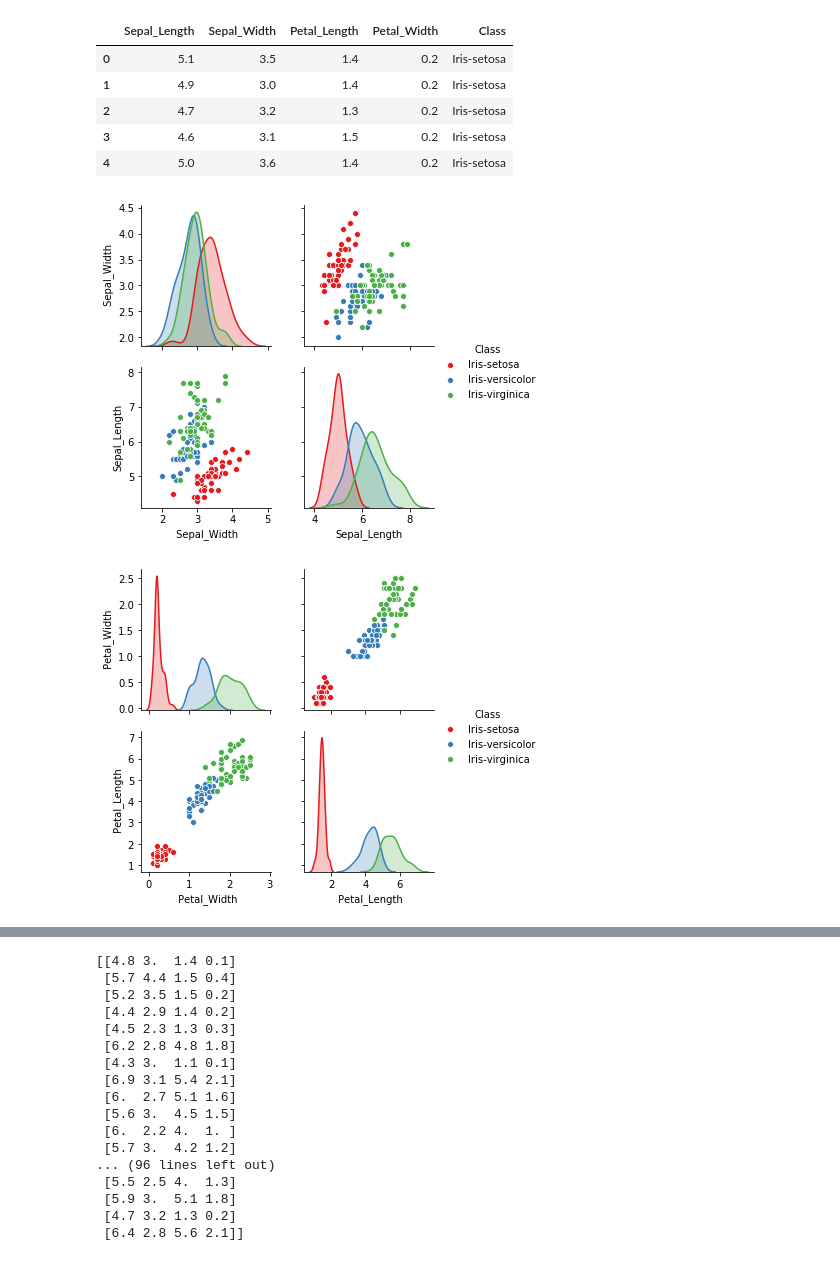
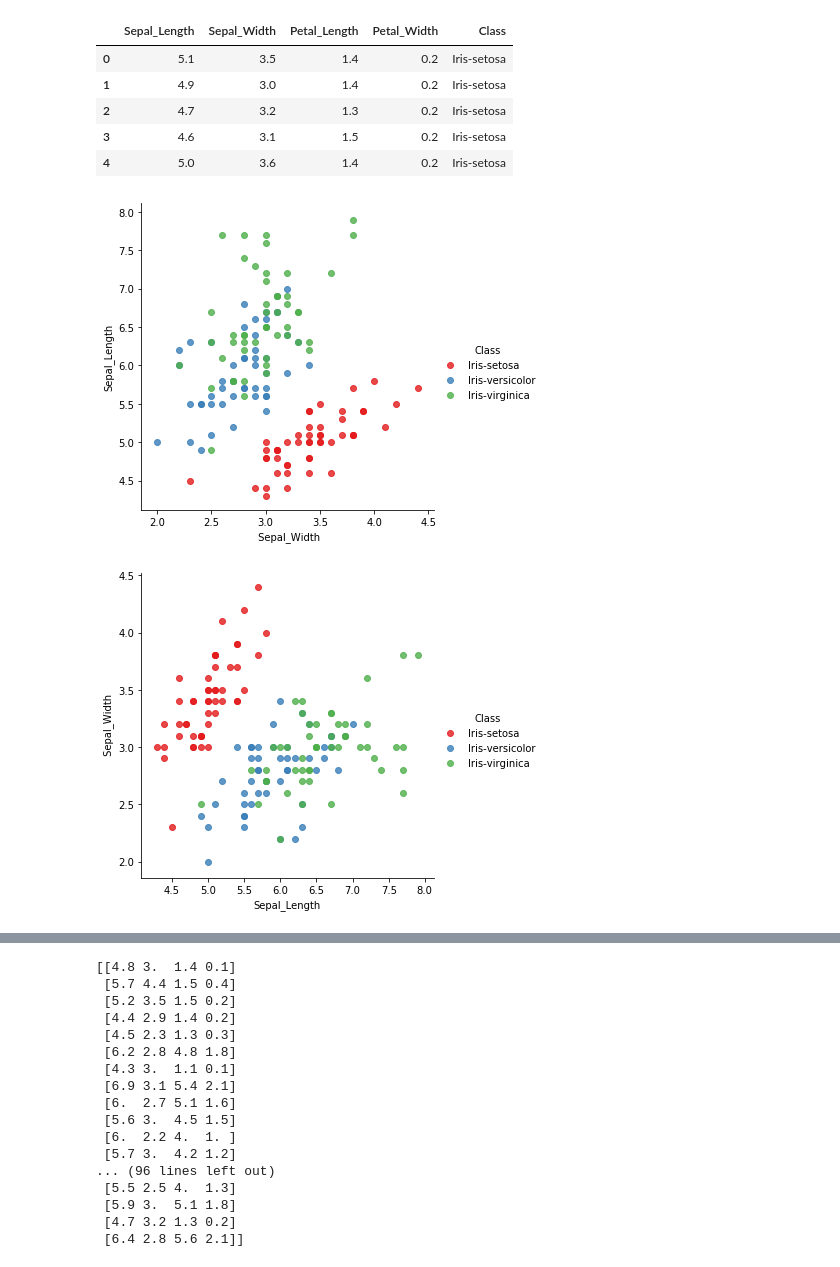
Before and after one commit to Pavana16/Machine_learning, a Jupyter notebook: Assignment_SVM2/svm2.ipynb, the cells around one changed output, grey strips where cells are left out. Cells and saved outputs as stored; diff of their text form; code cells hidden in the pictures.

```diff
--- a/Assignment_SVM2/svm2.ipynb
+++ b/Assignment_SVM2/svm2.ipynb
@@ -16,13 +16,13 @@ iris_data.head()
 | 2 | 4.7 | 3.2 | 1.3 | 0.2 | Iris-setosa |
 | 3 | 4.6 | 3.1 | 1.5 | 0.2 | Iris-setosa |
 | 4 | 5.0 | 3.6 | 1.4 | 0.2 | Iris-setosa |
-# %%
-sns.pairplot(data = iris_data,hue = 'Class',palette='Set1',vars=[" Sepal_Width", "Sepal_Length"])
-plt.show()
-# %% [output]
-[figure, removed]
-# %%
-sns.pairplot(data = iris_data,hue = 'Class',palette='Set1',vars=[" Petal_Width", " Petal_Length"])
-plt.show()
-# %% [output]
-[figure, removed]
+# %%
+# Plot the sepal features
+sns.lmplot(' Sepal_Width', 'Sepal_Length', data=iris_data, hue='Class',
+           palette='Set1', fit_reg=False);
+
+sns.lmplot('Sepal_Length', ' Sepal_Width', data=iris_data, hue='Class',
+           palette='Set1', fit_reg=False);
+# %% [output]
+[figure, added]
+[figure, added]
```
Also changed, not shown: parts of 1 cell of this notebook.
